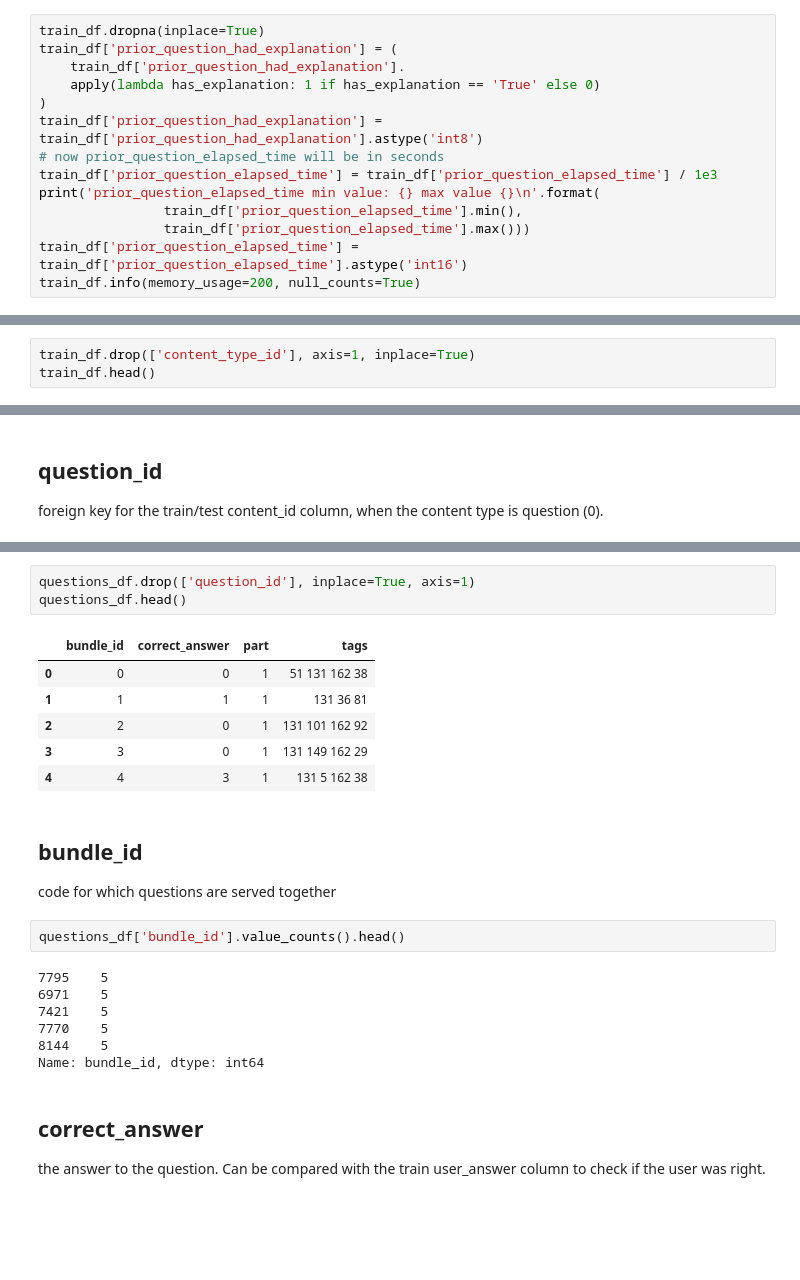
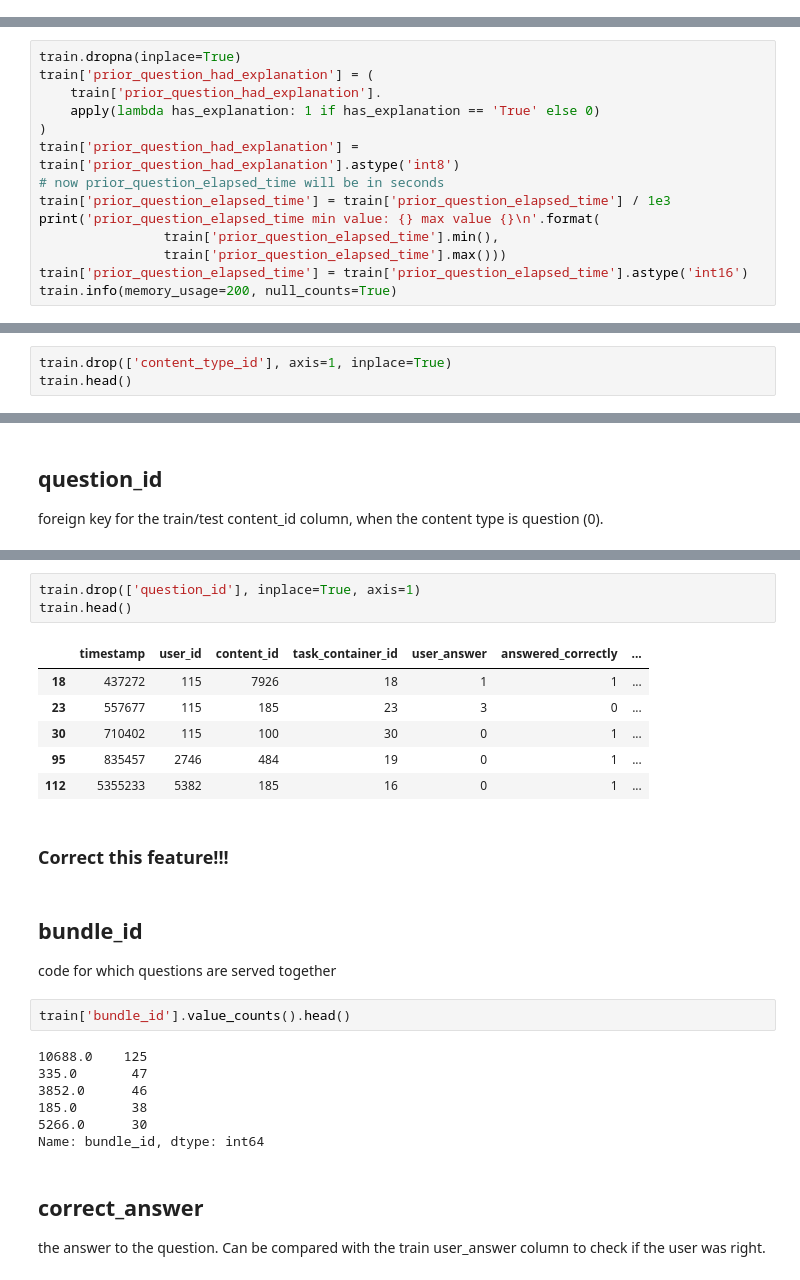
Before and after one commit to Owluska/mipt_data_science, a Jupyter notebook: HW_2/HW_2.ipynb, the cells around one changed output, grey strips where cells are left out. Saved outputs shown, nothing was run; the diff lists cells and outputs as text; blank space fills up the shorter version.

```diff
--- a/HW_2/HW_2.ipynb
+++ b/HW_2/HW_2.ipynb
@@ -37,14 +30,0 @@ else:
-# %%
-train_df.dropna(inplace=True)
-train_df['prior_question_had_explanation'] = (
-    train_df['prior_question_had_explanation'].
-    apply(lambda has_explanation: 1 if has_explanation == 'True' else 0)
-)
-train_df['prior_question_had_explanation'] = train_df['prior_question_had_explanation'].astype('int8')
-# now prior_question_elapsed_time will be in seconds
-train_df['prior_question_elapsed_time'] = train_df['prior_question_elapsed_time'] / 1e3
-print('prior_question_elapsed_time min value: {} max value {}\n'.format(
-                train_df['prior_question_elapsed_time'].min(),
-                train_df['prior_question_elapsed_time'].max()))
-train_df['prior_question_elapsed_time'] = train_df['prior_question_elapsed_time'].astype('int16')
-train_df.info(memory_usage=200, null_counts=True)
@@ -96,0 +66,14 @@ memory usage: 9.5+ MB
+# %%
+train.dropna(inplace=True)
+train['prior_question_had_explanation'] = (
+    train['prior_question_had_explanation'].
+    apply(lambda has_explanation: 1 if has_explanation == 'True' else 0)
+)
+train['prior_question_had_explanation'] = train['prior_question_had_explanation'].astype('int8')
+# now prior_question_elapsed_time will be in seconds
+train['prior_question_elapsed_time'] = train['prior_question_elapsed_time'] / 1e3
+print('prior_question_elapsed_time min value: {} max value {}\n'.format(
+                train['prior_question_elapsed_time'].min(),
+                train['prior_question_elapsed_time'].max()))
+train['prior_question_elapsed_time'] = train['prior_question_elapsed_time'].astype('int16')
+train.info(memory_usage=200, null_counts=True)
@@ -162,7 +163,7 @@ Name: content_type_id, dtype: float64
 # %% [markdown]
 all content is questions, so this data is not usefull
 # %%
-train_df.drop(['content_type_id'], axis=1, inplace=True)
-train_df.head()
+train.drop(['content_type_id'], axis=1, inplace=True)
+train.head()
 # %% [output]
 |  | timestamp | user_id | content_id | task_container_id | user_answer | answered_correctly | ... |
@@ -245,27 +230,29 @@ questions_df['question_id'].head()
 4    4
 Name: question_id, dtype: int64
 # %%
-questions_df.drop(['question_id'], inplace=True, axis=1)
-questions_df.head()
+train.drop(['question_id'], inplace=True, axis=1)
+train.head()
 # %% [output]
-|  | bundle_id | correct_answer | part | tags |
-| 0 | 0 | 0 | 1 | 51 131 162 38 |
-| 1 | 1 | 1 | 1 | 131 36 81 |
-| 2 | 2 | 0 | 1 | 131 101 162 92 |
-| 3 | 3 | 0 | 1 | 131 149 162 29 |
-| 4 | 4 | 3 | 1 | 131 5 162 38 |
+|  | timestamp | user_id | content_id | task_container_id | user_answer | answered_correctly | ... |
+| 18 | 437272 | 115 | 7926 | 18 | 1 | 1 | ... |
+| 23 | 557677 | 115 | 185 | 23 | 3 | 0 | ... |
+| 30 | 710402 | 115 | 100 | 30 | 0 | 1 | ... |
+| 95 | 835457 | 2746 | 484 | 19 | 0 | 1 | ... |
+| 112 | 5355233 | 5382 | 185 | 16 | 0 | 1 | ... |
+# %% [markdown]
+### Correct this feature!!!
 # %% [markdown]
 ## bundle_id
 
 code for which questions are served together
 # %%
-questions_df['bundle_id'].value_counts().head()
+train['bundle_id'].value_counts().head()
 # %% [output]
-7795    5
-6971    5
-7421    5
-7770    5
-8144    5
+10688.0    125
+335.0       47
+3852.0      46
+185.0       38
+5266.0      30
 Name: bundle_id, dtype: int64
 # %% [markdown]
 ## correct_answer
```
Also changed, not shown: parts of 22 cells of this notebook.
